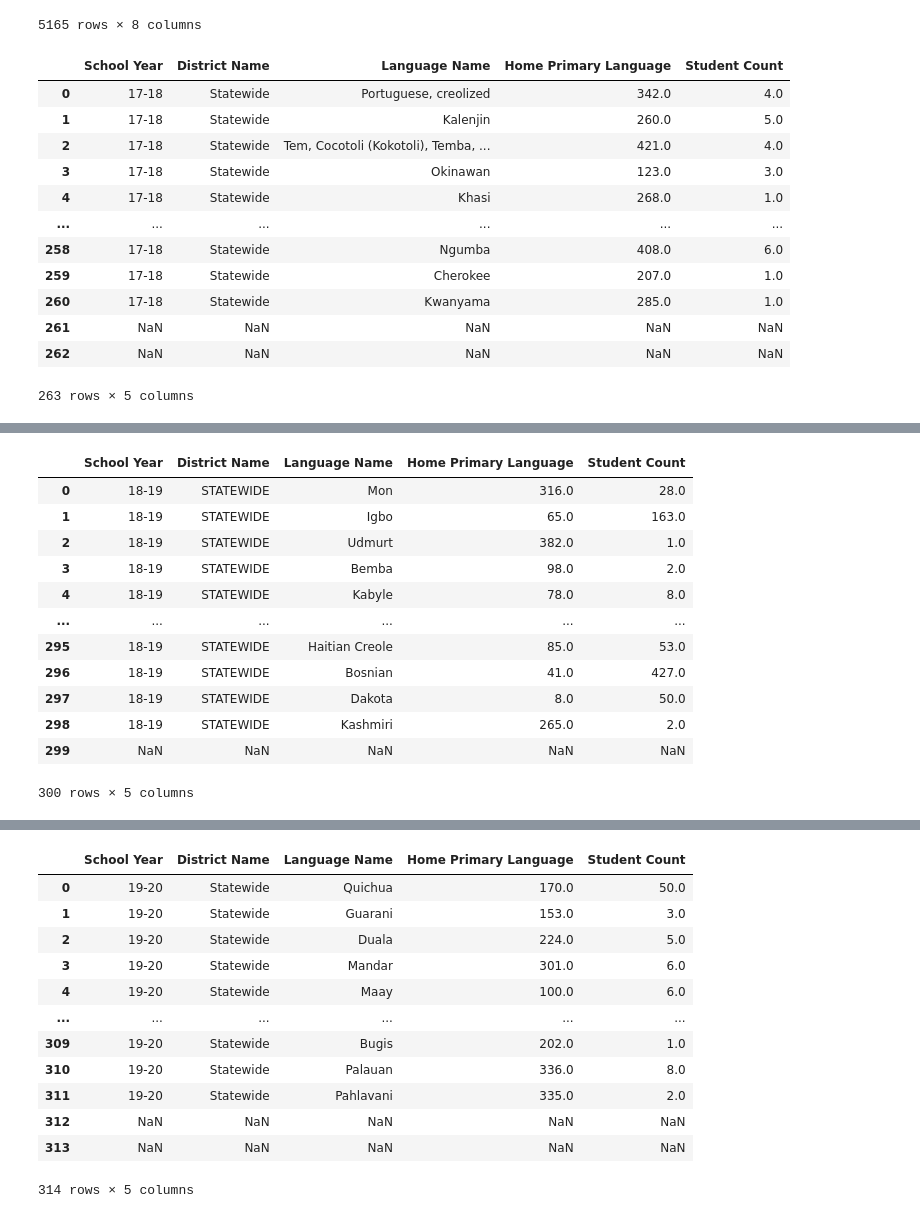
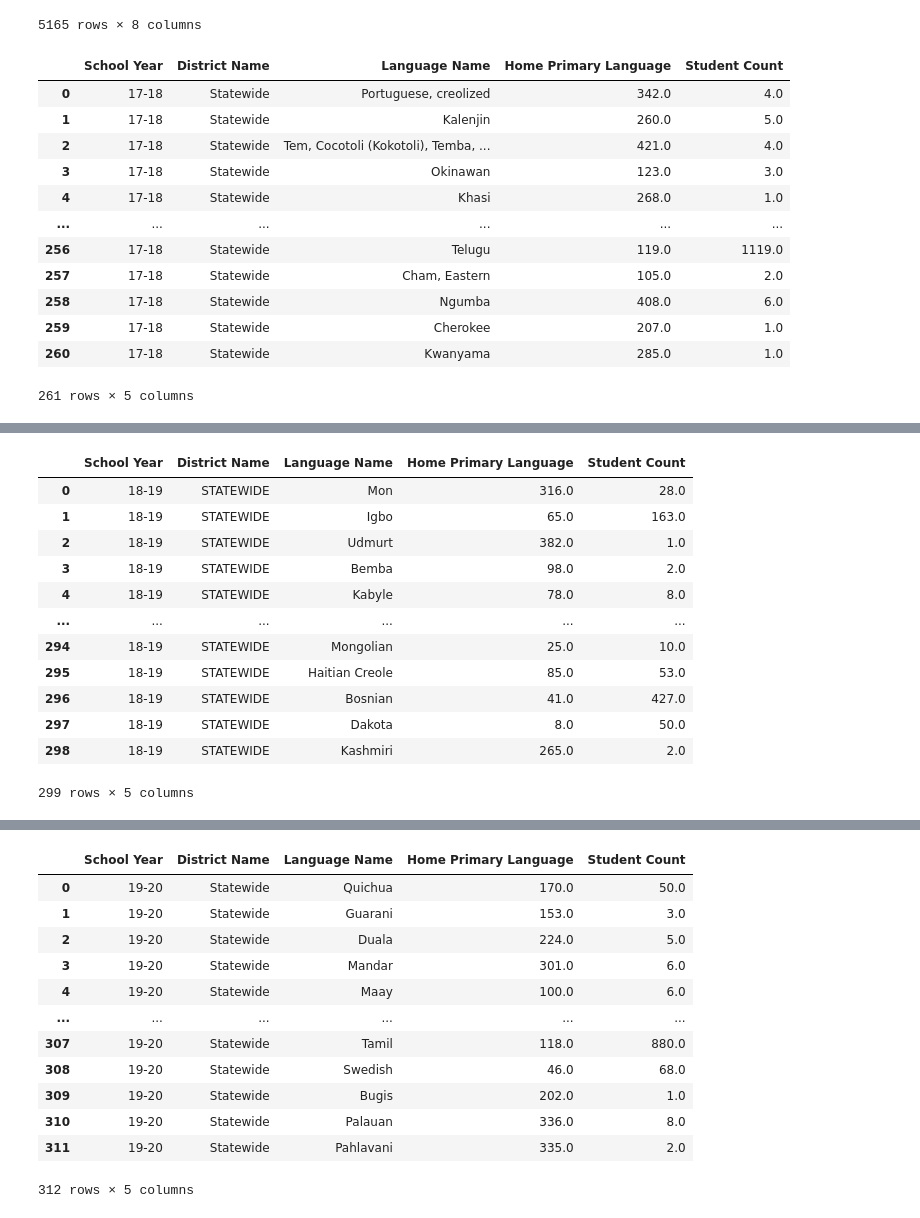
Before and after one commit to NTTGermania/Project-1-Group-7-Analysis-of-languages-in-Minnesota, a Jupyter notebook: Project#1test.ipynb, the cells around one changed output, grey strips where cells are left out. Cells and saved outputs as stored; diff of their text form; code cells hidden in the pictures.

```diff
--- a/Project#1test.ipynb
+++ b/Project#1test.ipynb
@@ -641,22 +361,22 @@ primary_home_language_2018_final_df
 5165 rows × 8 columns
 # %%
 language_summary_2018_df = primary_home_language_2018_summary_df[primary_home_language_2018_summary_df["Strata Number"].isna()]
-language_summary_2018_final_df = language_summary_2018_df.drop(columns = {"County Name", "Strata Number", "Strata Name"}).reset_index(drop=True)
-language_summary_2018_final_df
+language_summary_2018_final_df = language_summary_2018_df.drop(columns = {"County Name", "Strata Number", "Strata Name"}).reset_index(drop=True).dropna()
+#language_summary_2018_final_df
 # %% [output]
 |  | School Year | District Name | Language Name | Home Primary Language | Student Count |
 | 0 | 17-18 | Statewide | Portuguese, creolized | 342.0 | 4.0 |
 | 1 | 17-18 | Statewide | Kalenjin | 260.0 | 5.0 |
 | 2 | 17-18 | Statewide | Tem, Cocotoli (Kokotoli), Temba, ... | 421.0 | 4.0 |
 | 3 | 17-18 | Statewide | Okinawan | 123.0 | 3.0 |
 | 4 | 17-18 | Statewide | Khasi | 268.0 | 1.0 |
 | ... | ... | ... | ... | ... | ... |
+| 256 | 17-18 | Statewide | Telugu | 119.0 | 1119.0 |
+| 257 | 17-18 | Statewide | Cham, Eastern | 105.0 | 2.0 |
 | 258 | 17-18 | Statewide | Ngumba | 408.0 | 6.0 |
 | 259 | 17-18 | Statewide | Cherokee | 207.0 | 1.0 |
 | 260 | 17-18 | Statewide | Kwanyama | 285.0 | 1.0 |
-| 261 | NaN | NaN | NaN | NaN | NaN |
-| 262 | NaN | NaN | NaN | NaN | NaN |
-263 rows × 5 columns
+261 rows × 5 columns
 # %%
 primary_home_language_2019 = "data/2018-19 Primary Home Language Totals.csv"
 primary_home_language_2019_df = pd.read_csv(primary_home_language_2019)
@@ -696,8 +416,8 @@ primary_home_language_2019_final_df
 5402 rows × 7 columns
 # %%
 language_summary_2019_df = primary_home_language_2019_summary_df[primary_home_language_2019_summary_df["Strata Number"].isna()]
-language_summary_2019_final_df = language_summary_2019_df.drop(columns = {"Strata Number", "Strata Name"}).reset_index(drop=True)
-language_summary_2019_final_df
+language_summary_2019_final_df = language_summary_2019_df.drop(columns = {"Strata Number", "Strata Name"}).reset_index(drop=True).dropna()
+#language_summary_2019_final_df
 # %% [output]
 |  | School Year | District Name | Language Name | Home Primary Language | Student Count |
 | 0 | 18-19 | STATEWIDE | Mon | 316.0 | 28.0 |
@@ -706,12 +426,12 @@ language_summary_2019_final_df
 | 3 | 18-19 | STATEWIDE | Bemba | 98.0 | 2.0 |
 | 4 | 18-19 | STATEWIDE | Kabyle | 78.0 | 8.0 |
 | ... | ... | ... | ... | ... | ... |
+| 294 | 18-19 | STATEWIDE | Mongolian | 25.0 | 10.0 |
 | 295 | 18-19 | STATEWIDE | Haitian Creole | 85.0 | 53.0 |
 | 296 | 18-19 | STATEWIDE | Bosnian | 41.0 | 427.0 |
 | 297 | 18-19 | STATEWIDE | Dakota | 8.0 | 50.0 |
 | 298 | 18-19 | STATEWIDE | Kashmiri | 265.0 | 2.0 |
-| 299 | NaN | NaN | NaN | NaN | NaN |
-300 rows × 5 columns
+299 rows × 5 columns
 # %%
 primary_home_language_2020 = "data/2019-20 Primary Home Language Totals.csv"
 primary_home_language_2020_df = pd.read_csv(primary_home_language_2020)
@@ -751,8 +471,8 @@ primary_home_language_2020_final_df
 5654 rows × 8 columns
 # %%
 language_summary_2020_df = primary_home_language_2020_summary_df[primary_home_language_2020_summary_df["Strata Number"].isna()]
-language_summary_2020_final_df = language_summary_2020_df.drop(columns = {"County Name", "Strata Number", "Strata Name"}).reset_index(drop=True)
-language_summary_2020_final_df
+language_summary_2020_final_df = language_summary_2020_df.drop(columns = {"County Name", "Strata Number", "Strata Name"}).reset_index(drop=True).dropna()
+#language_summary_2020_final_df
 # %% [output]
 |  | School Year | District Name | Language Name | Home Primary Language | Student Count |
 | 0 | 19-20 | Statewide | Quichua | 170.0 | 50.0 |
@@ -761,12 +481,12 @@ language_summary_2020_final_df
 | 3 | 19-20 | Statewide | Mandar | 301.0 | 6.0 |
 | 4 | 19-20 | Statewide | Maay | 100.0 | 6.0 |
 | ... | ... | ... | ... | ... | ... |
+| 307 | 19-20 | Statewide | Tamil | 118.0 | 880.0 |
+| 308 | 19-20 | Statewide | Swedish | 46.0 | 68.0 |
 | 309 | 19-20 | Statewide | Bugis | 202.0 | 1.0 |
 | 310 | 19-20 | Statewide | Palauan | 336.0 | 8.0 |
 | 311 | 19-20 | Statewide | Pahlavani | 335.0 | 2.0 |
-| 312 | NaN | NaN | NaN | NaN | NaN |
-| 313 | NaN | NaN | NaN | NaN | NaN |
-314 rows × 5 columns
+312 rows × 5 columns
 # %%
 primary_home_language_2021 = "data/2020-21 Primary Home Language Totals.csv"
 primary_home_language_2021_df = pd.read_csv(primary_home_language_2021)
```
Also changed, not shown: parts of 63 cells of this notebook.
